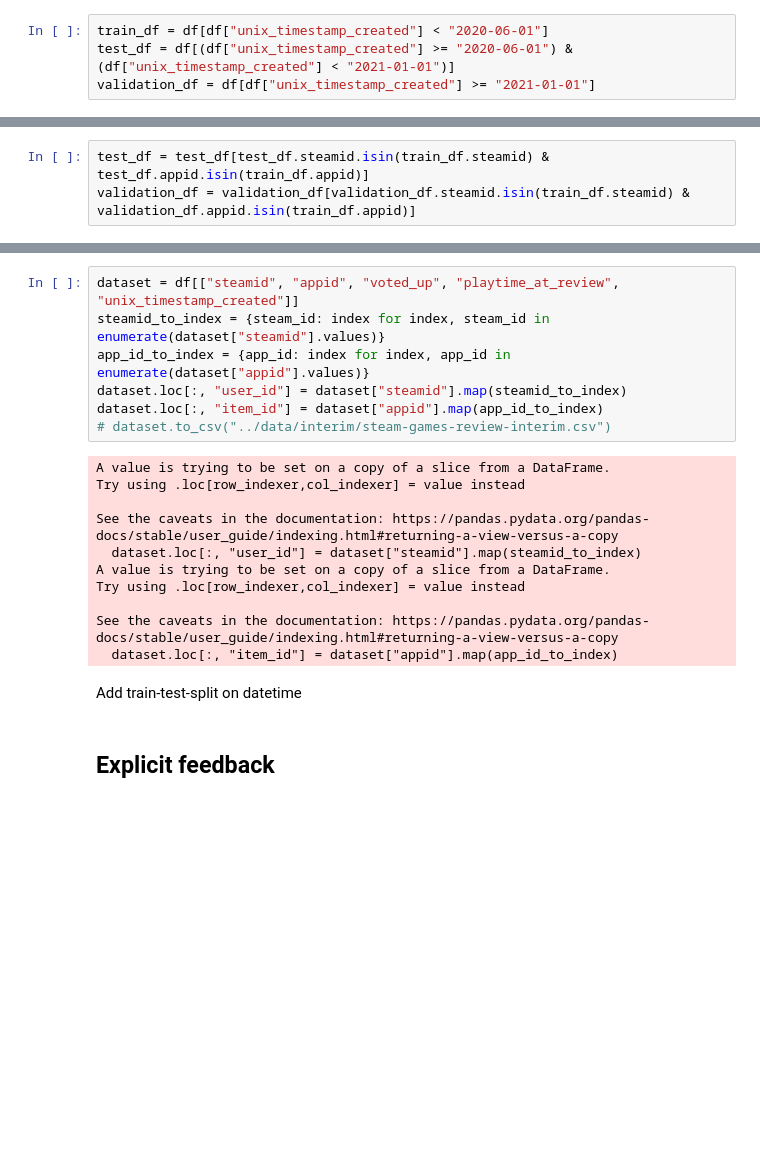
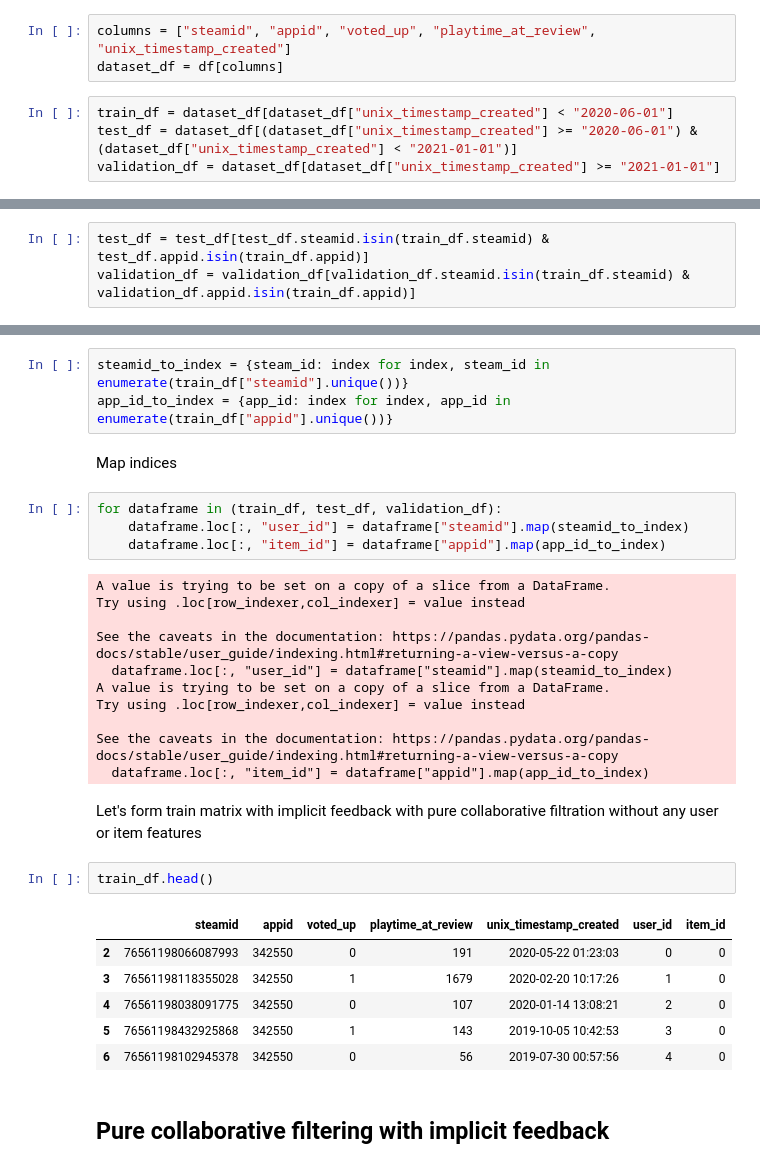
Before and after one commit to rproskuryakov/recsys-playground, a Jupyter notebook: notebooks/baseline.ipynb, the cells around one changed output, grey strips where cells are left out. Saved outputs shown, nothing was run; the diff lists cells and outputs as text; blank space fills up the shorter version.

```diff
--- a/notebooks/baseline.ipynb
+++ b/notebooks/baseline.ipynb
@@ -59,7 +43,10 @@ Name: unix_timestamp_created, Length: 15437471, dtype: bool
+# %%
+columns = ["steamid", "appid", "voted_up", "playtime_at_review", "unix_timestamp_created"]
+dataset_df = df[columns]
 # %%
-train_df = df[df["unix_timestamp_created"] < "2020-06-01"]
-test_df = df[(df["unix_timestamp_created"] >= "2020-06-01") & (df["unix_timestamp_created"] < "2021-01-01")]
-validation_df = df[df["unix_timestamp_created"] >= "2021-01-01"]
+train_df = dataset_df[dataset_df["unix_timestamp_created"] < "2020-06-01"]
+test_df = dataset_df[(dataset_df["unix_timestamp_created"] >= "2020-06-01") & (dataset_df["unix_timestamp_created"] < "2021-01-01")]
+validation_df = dataset_df[dataset_df["unix_timestamp_created"] >= "2021-01-01"]
 # %%
 print(train_df.shape)
 print(test_df.shape)
@@ -88,25 +75,36 @@ columns = ["steamid", "appid", "voted_up", "playtime_at_review", "unix_timestamp
+# %%
+steamid_to_index = {steam_id: index for index, steam_id in enumerate(train_df["steamid"].unique())}
+app_id_to_index = {app_id: index for index, app_id in enumerate(train_df["appid"].unique())}
+# %% [markdown]
+Map indices
 # %%
-dataset = df[["steamid", "appid", "voted_up", "playtime_at_review", "unix_timestamp_created"]]
-steamid_to_index = {steam_id: index for index, steam_id in enumerate(dataset["steamid"].values)}
-app_id_to_index = {app_id: index for index, app_id in enumerate(dataset["appid"].values)}
-dataset.loc[:, "user_id"] = dataset["steamid"].map(steamid_to_index)
-dataset.loc[:, "item_id"] = dataset["appid"].map(app_id_to_index)
-# dataset.to_csv("../data/interim/steam-games-review-interim.csv")
+for dataframe in (train_df, test_df, validation_df):
+    dataframe.loc[:, "user_id"] = dataframe["steamid"].map(steamid_to_index)
+    dataframe.loc[:, "item_id"] = dataframe["appid"].map(app_id_to_index)
 # %% [output]
 A value is trying to be set on a copy of a slice from a DataFrame.
 Try using .loc[row_indexer,col_indexer] = value instead
 
 See the caveats in the documentation: https://pandas.pydata.org/pandas-docs/stable/user_guide/indexing.html#returning-a-view-versus-a-copy
-  dataset.loc[:, "user_id"] = dataset["steamid"].map(steamid_to_index)
+  dataframe.loc[:, "user_id"] = dataframe["steamid"].map(steamid_to_index)
 A value is trying to be set on a copy of a slice from a DataFrame.
 Try using .loc[row_indexer,col_indexer] = value instead
 
 See the caveats in the documentation: https://pandas.pydata.org/pandas-docs/stable/user_guide/indexing.html#returning-a-view-versus-a-copy
-  dataset.loc[:, "item_id"] = dataset["appid"].map(app_id_to_index)
+  dataframe.loc[:, "item_id"] = dataframe["appid"].map(app_id_to_index)
-# %% [markdown]
-Add train-test-split on datetime
 # %% [markdown]
-## Explicit feedback
+Let's form train matrix with implicit feedback with pure collaborative filtration without any user or item features
+# %%
+train_df.head()
+# %% [output]
+|  | steamid | appid | voted_up | playtime_at_review | unix_timestamp_created | user_id | item_id |
+| 2 | 76561198066087993 | 342550 | 0 | 191 | 2020-05-22 01:23:03 | 0 | 0 |
+| 3 | 76561198118355028 | 342550 | 1 | 1679 | 2020-02-20 10:17:26 | 1 | 0 |
+| 4 | 76561198038091775 | 342550 | 0 | 107 | 2020-01-14 13:08:21 | 2 | 0 |
+| 5 | 76561198432925868 | 342550 | 1 | 143 | 2019-10-05 10:42:53 | 3 | 0 |
+| 6 | 76561198102945378 | 342550 | 0 | 56 | 2019-07-30 00:57:56 | 4 | 0 |
+# %% [markdown]
+## Pure collaborative filtering with implicit feedback
 # %%
 %%time
 # positive_reviews = dataset.query("voted_up == 1")
```
Also changed, not shown: parts of 40 cells of this notebook.
